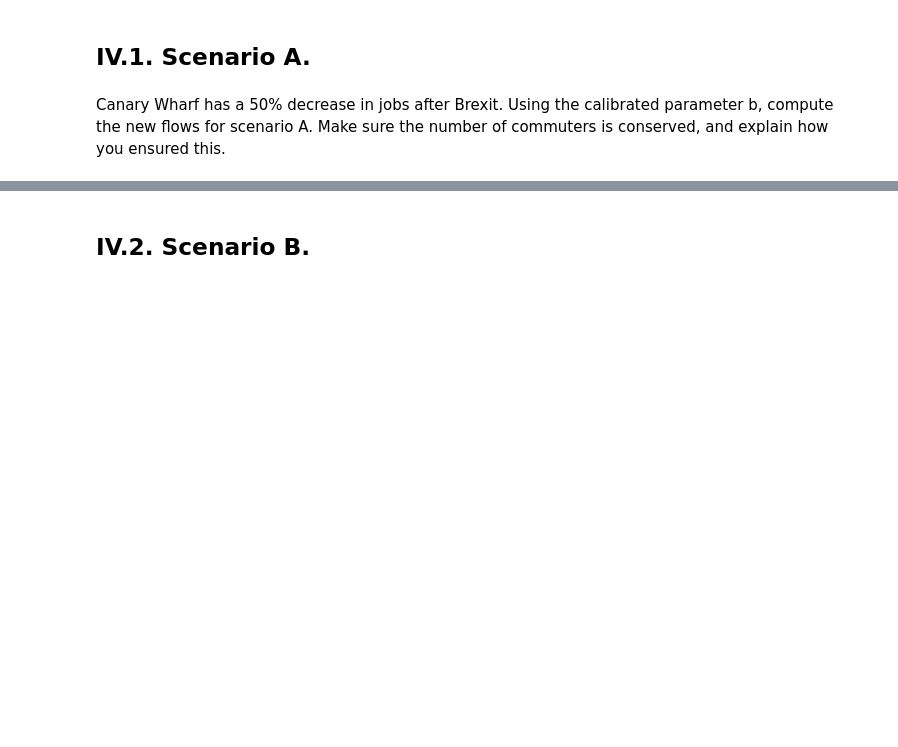
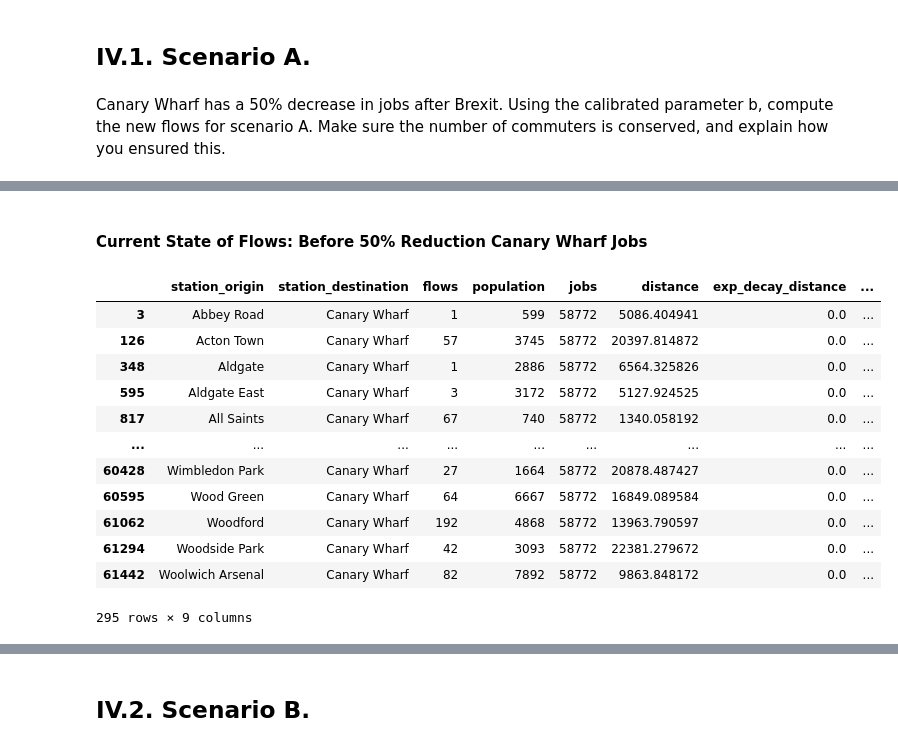
Before and after one commit to NikhilSDesai/UrbanSimulation, a Jupyter notebook: Final_Assessment.ipynb, the cells around one changed output, grey strips where cells are left out. Saved outputs shown, nothing was run; the diff lists cells and outputs as text; code cells hidden in the pictures; blank space fills up the shorter version.

```diff
--- a/Final_Assessment.ipynb
+++ b/Final_Assessment.ipynb
@@ -2062,0 +2069,27 @@ Canary Wharf has a 50% decrease in jobs after Brexit. Using the calibrated param
+# %% [markdown]
+#### Current State of Flows: Before 50% Reduction Canary Wharf Jobs
+# %%
+# create new job column
+london_flows["jobs_scenarioa"] = london_flows["jobs"]
+
+# reduce jobs in canary wharf by 50%
+canarywharf_flows = london_flows.index[london_flows['station_destination'] == 'Canary Wharf']
+london_flows.loc[canarywharf_flows, 'jobs_scenarioa'] /= 2
+
+# check
+# station_destination = canary wharf
+london_flows[london_flows['station_destination'] == 'Canary Wharf']
+# %% [output]
+|  | station_origin | station_destination | flows | population | jobs | distance | exp_decay_distance | ... |
+| 3 | Abbey Road | Canary Wharf | 1 | 599 | 58772 | 5086.404941 | 0.0 | ... |
+| 126 | Acton Town | Canary Wharf | 57 | 3745 | 58772 | 20397.814872 | 0.0 | ... |
+| 348 | Aldgate | Canary Wharf | 1 | 2886 | 58772 | 6564.325826 | 0.0 | ... |
+| 595 | Aldgate East | Canary Wharf | 3 | 3172 | 58772 | 5127.924525 | 0.0 | ... |
+| 817 | All Saints | Canary Wharf | 67 | 740 | 58772 | 1340.058192 | 0.0 | ... |
+| ... | ... | ... | ... | ... | ... | ... | ... | ... |
+| 60428 | Wimbledon Park | Canary Wharf | 27 | 1664 | 58772 | 20878.487427 | 0.0 | ... |
+| 60595 | Wood Green | Canary Wharf | 64 | 6667 | 58772 | 16849.089584 | 0.0 | ... |
+| 61062 | Woodford | Canary Wharf | 192 | 4868 | 58772 | 13963.790597 | 0.0 | ... |
+| 61294 | Woodside Park | Canary Wharf | 42 | 3093 | 58772 | 22381.279672 | 0.0 | ... |
+| 61442 | Woolwich Arsenal | Canary Wharf | 82 | 7892 | 58772 | 9863.848172 | 0.0 | ... |
+295 rows × 9 columns
```
Also changed, not shown: parts of 6 cells of this notebook.
